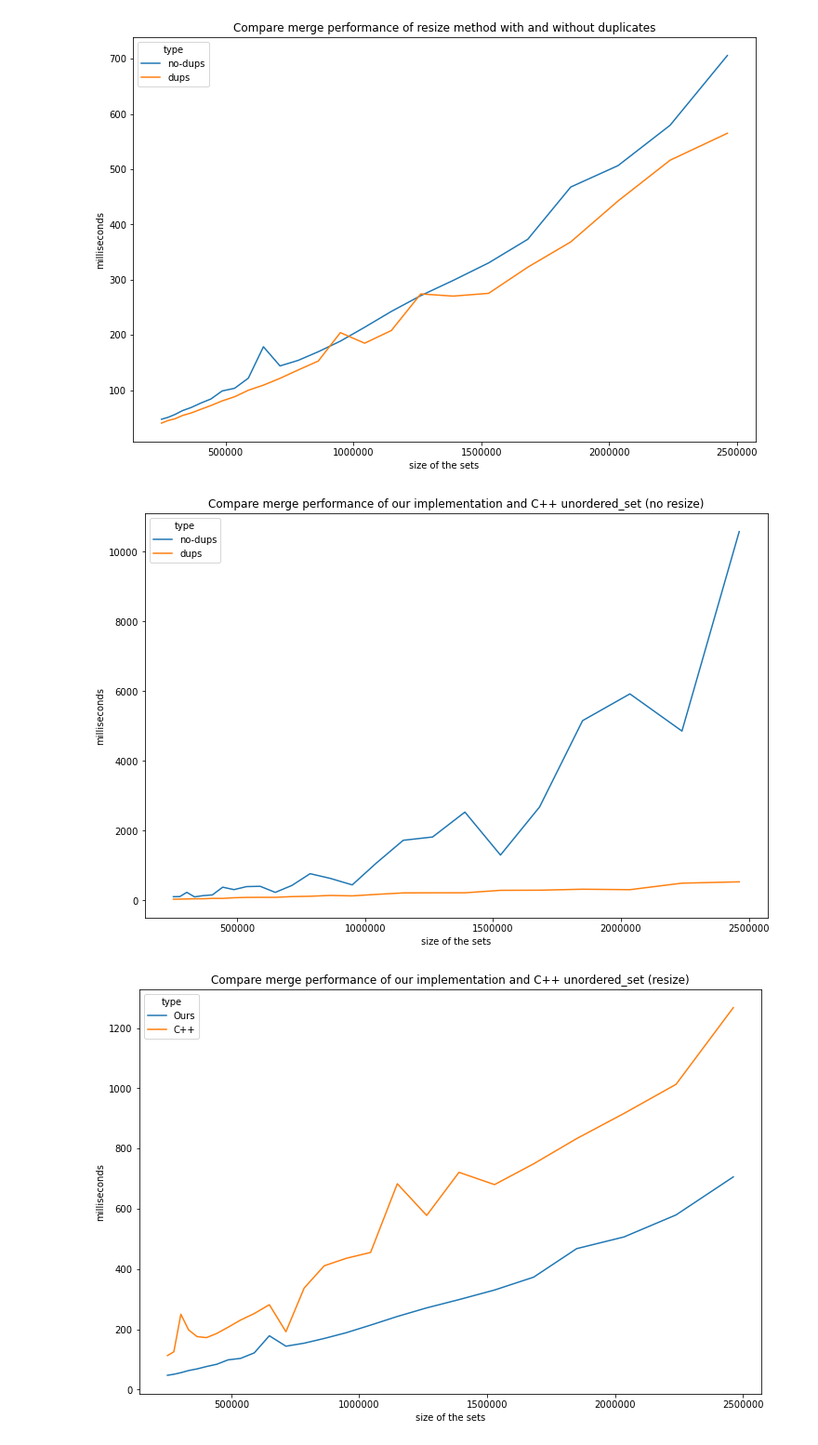
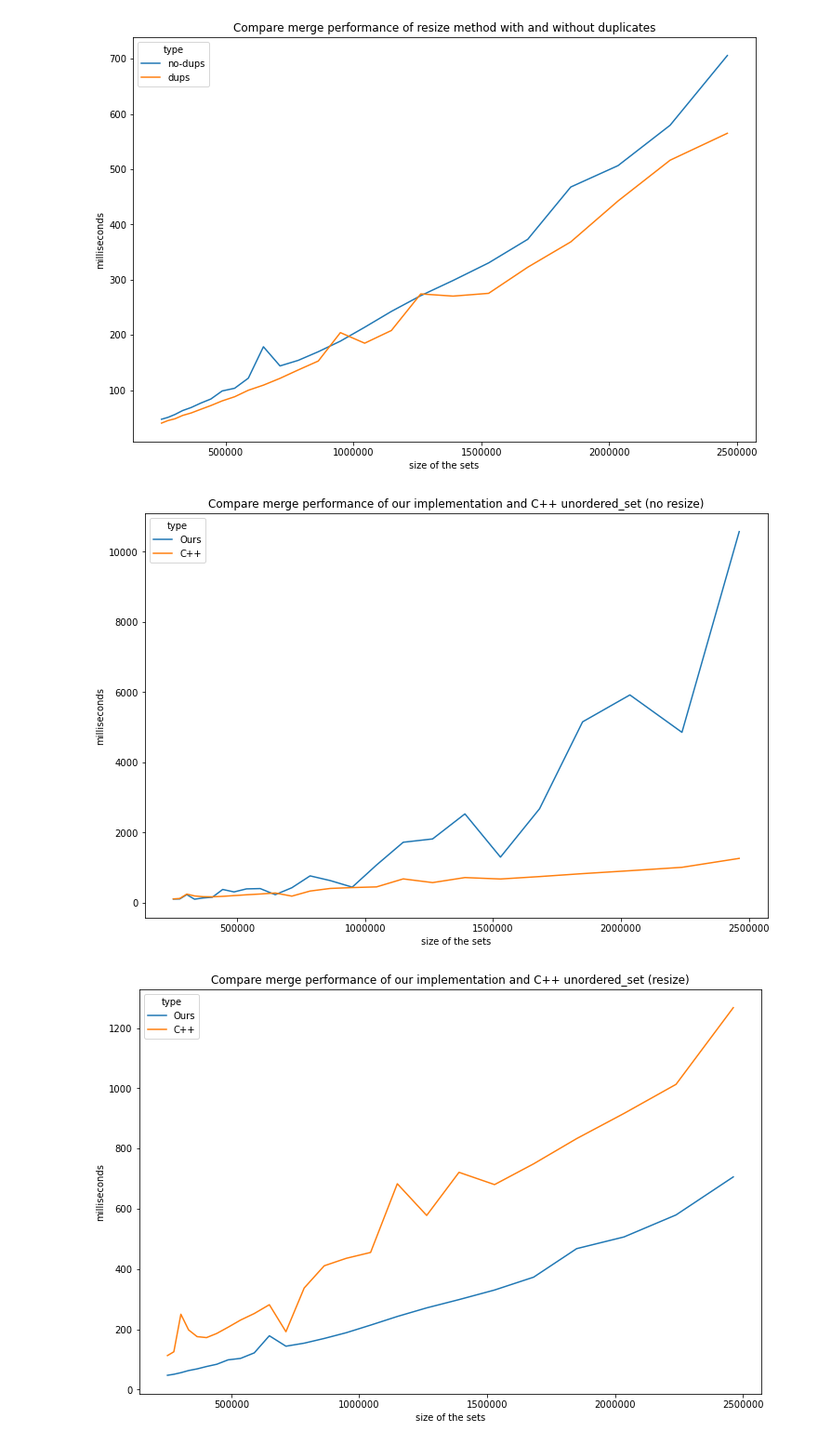
Before and after one commit to JoaoCostaIFG/slam, a Jupyter notebook: docs/part_2/benchmarks/Untitled.ipynb, the cells around one changed output. Shown: that part at 93% size. Cells and saved outputs as stored; diff of their text form; code cells hidden in the pictures.

Commit message:
Fix some graph label

```diff
--- a/docs/part_2/benchmarks/Untitled.ipynb
+++ b/docs/part_2/benchmarks/Untitled.ipynb
@@ -226,18 +226,18 @@ plt.ticklabel_format(style='plain', axis='x')
 # %% [output]
 [figure]
 # %%
-dfmergenoresizecmp = importBenchmarkMerge("benchmark_set_merge.txt", "no-dups", "benchmark_set_merge_dups.txt", "dups")
+dfmergenoresizecmp = importBenchmarkMerge("benchmark_set_merge.txt", "Ours", "benchmark_cppset_merge.txt", "C++")
 
 fig, ax = plt.subplots(figsize=(12, 8))
 ax.set_title("Compare merge performance of our implementation and C++ unordered_set (no resize)")
 ax.set(xlabel="size of the sets")
 
 sb.lineplot(data=dfmergenoresizecmp, x="setSize", y="milliseconds", hue="type", ax=ax);
 
 plt.ticklabel_format(style='plain', axis='y')
 plt.ticklabel_format(style='plain', axis='x')
 # %% [output]
-[figure, old version]
+[figure, new version]
 # %%
 dfmergenoresizecmp = importBenchmarkMerge("benchmark_set_merge_resize.txt", "Ours", "benchmark_cppset_merge.txt", "C++")
 
```
